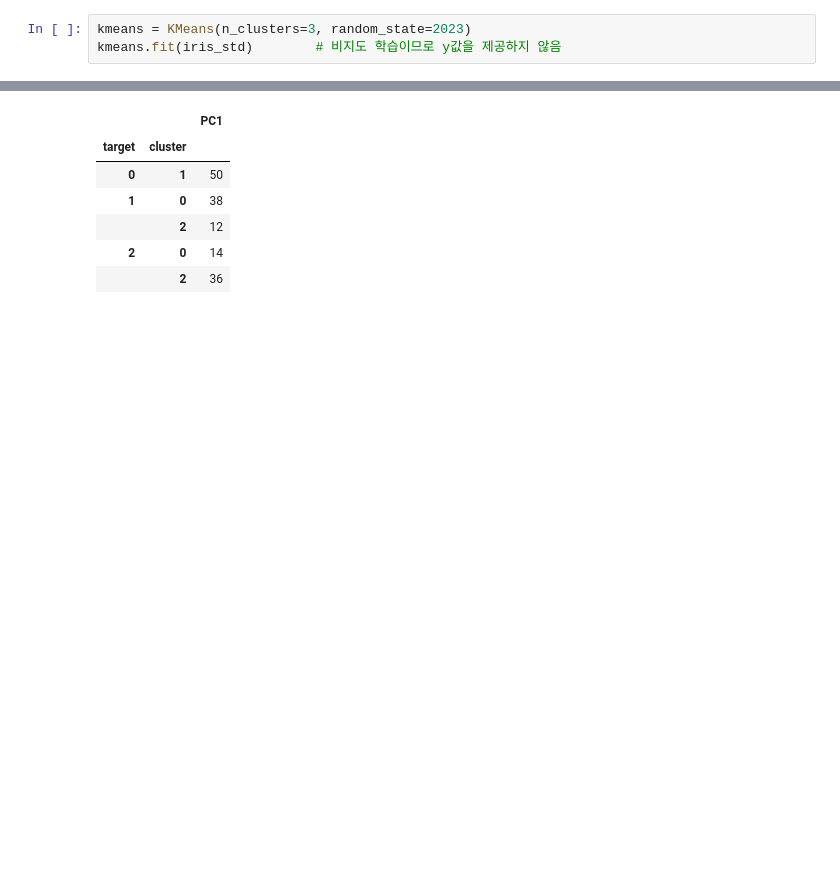
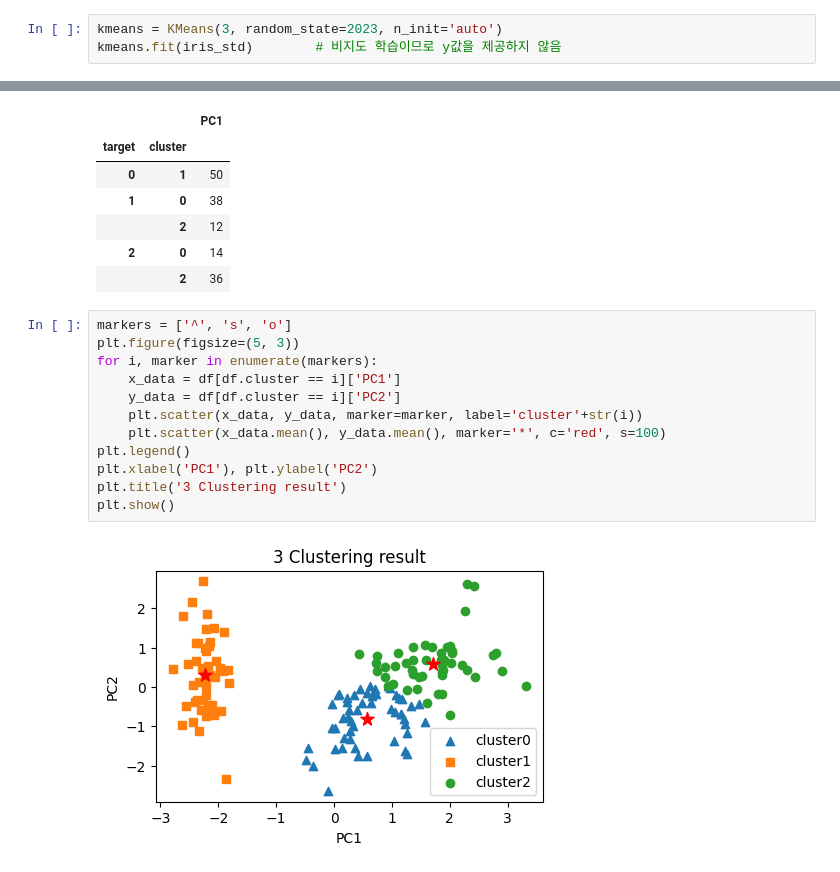
Before and after one commit to yumii2307/MachineLearning_Lecture-2023.05, a Jupyter notebook: 06.군집화/01.Iris.ipynb, the cells around one changed output, grey strips where cells are left out. Cells and saved outputs as stored; diff of their text form; blank space fills up the shorter version.

```diff
--- a/06.군집화/01.Iris.ipynb
+++ b/06.군집화/01.Iris.ipynb
@@ -30,6 +30,6 @@ KMeans().get_params()
  'tol': 0.0001,
  'verbose': 0}
 # %%
-kmeans = KMeans(n_clusters=3, random_state=2023)
+kmeans = KMeans(3, random_state=2023, n_init='auto')
 kmeans.fit(iris_std)        # 비지도 학습이므로 y값을 제공하지 않음
 # %% [output]
@@ -75,3 +75,17 @@ df.groupby(['target', 'cluster'])[['PC1']].count()
 |  | 2 | 12 |
 | 2 | 0 | 14 |
 |  | 2 | 36 |
+# %%
+markers = ['^', 's', 'o']
+plt.figure(figsize=(5, 3))
+for i, marker in enumerate(markers):
+    x_data = df[df.cluster == i]['PC1']
+    y_data = df[df.cluster == i]['PC2']
+    plt.scatter(x_data, y_data, marker=marker, label='cluster'+str(i))
+    plt.scatter(x_data.mean(), y_data.mean(), marker='*', c='red', s=100)
+plt.legend()
+plt.xlabel('PC1'), plt.ylabel('PC2')
+plt.title('3 Clustering result')
+plt.show()
+# %% [output]
+[figure, added]
```
Also changed, not shown: parts of 3 cells of this notebook, 1 other file.
